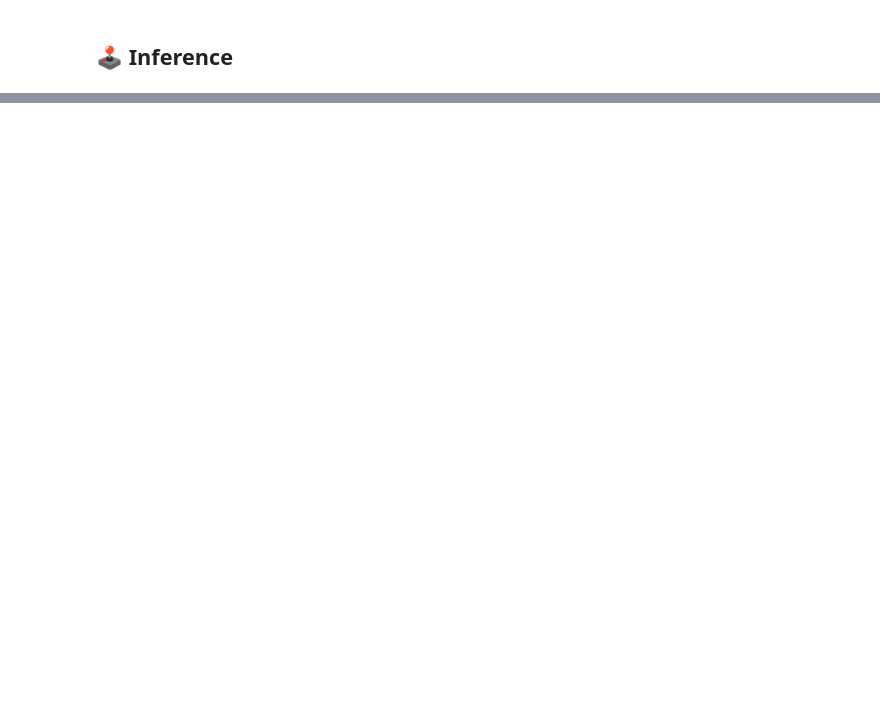
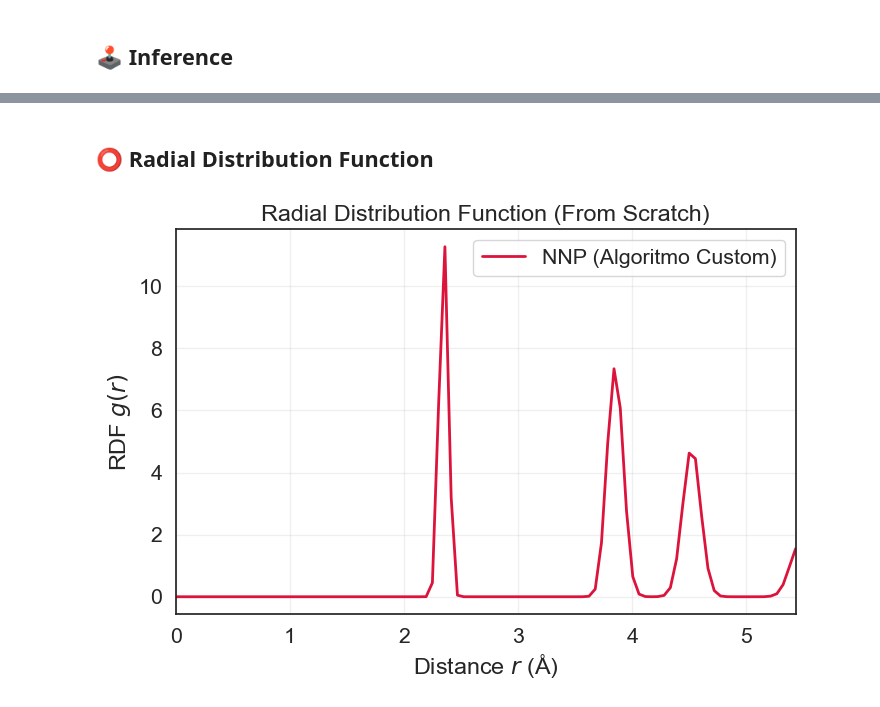
Before and after one commit to Spiderman29/MMOM-project, a Jupyter notebook: MolModMaterialsProject_v4.ipynb, the cells around one changed output, grey strips where cells are left out. Drawn from its saved outputs; the diff is of its cells as text; code cells hidden in the pictures; blank space fills up the shorter version.

```diff
--- a/MolModMaterialsProject_v4.ipynb
+++ b/MolModMaterialsProject_v4.ipynb
@@ -68,6 +68,7 @@ from sklearn.model_selection import train_test_split
 from sklearn.preprocessing import StandardScaler
 from numba import njit, prange
 from tqdm.auto import tqdm
+from scipy.fftpack import fft, fftfreq
 
 logs_dir = "networks"
 
@@ -80,4 +81,6 @@ plt.rc('font', size=14)
 from lammps import lammps
 from extract_dump import parse_lammps_dump_to_csv
 import glob
+
+rng = np.random.default_rng(SEED)
 # %% [output]
@@ -1796,0 +1805,9 @@ RMSE on Cartesian Forces: 1.2153 eV/Å
+# %%
+atomic_mass_Si = 28.0855
+# Temperature initialization
+temperature_desired = 300.0  # K
+
+N_STEPS = 10000
+dt = 1e-3  # Time step in picoseconds
+
+FORCE_CONVERSION = 9648.5332
@@ -1796,0 +2095,63 @@ RMSE on Cartesian Forces: 1.2153 eV/Å
+# %% [markdown]
+## ⭕ Radial Distribution Function
+# %%
+trajectory = read(output_dynamic_filename, index=":")
+box_lengths = np.array([10.862, 10.862, 10.862])
+rmax = min(box_lengths) / 2.0
+nbins = 100
+dr = rmax / nbins
+
+avg_rdf_histogram = np.zeros(nbins)
+
+# Iterate through each frame in the trajectory to compute the RDF
+for atoms in trajectory:
+    coords = atoms.get_positions()
+    n_atoms = len(coords)
+    frame_rdf = np.zeros(nbins)
+
+    for i in range(n_atoms):
+        for j in range(i + 1, n_atoms):
+            # Vettore distanza tra l'atomo i e l'atomo j
+            diff = coords[i] - coords[j]
+
+            # Apply periodic boundary conditions (PBC) using the minimum image convention,
+            # if the distance exceeds half the box length, the "nearest" atom is the one in the adjacent periodic image.
+            diff -= box_lengths * np.round(diff / box_lengths)
+            dist = np.linalg.norm(diff)
+
+            # If distance is within the maximum radius, update the RDF histogram
+            if dist < rmax:
+                bin_idx = int(dist / dr)
+                if bin_idx < nbins:
+                    frame_rdf[bin_idx] += 2 # Conta sia la coppia i-j che j-i
+
+    avg_rdf_histogram += frame_rdf
+
+# Average the RDF histogram over all frames
+avg_rdf_histogram /= len(trajectory)
+
+# Normalize the RDF histogram to account for the volume of the spherical shells and the ideal gas density
+volume = np.prod(box_lengths)
+rho = n_atoms / volume
+distances = np.linspace(0, rmax, nbins)
+
+for i in range(nbins):
+    r_inner = i * dr
+    r_outer = (i + 1) * dr
+    shell_volume = (4.0 / 3.0) * np.pi * (r_outer**3 - r_inner**3)
+
+    # Normalize the RDF histogram by the number of atoms, density, and shell volume
+    if shell_volume > 0:
+        avg_rdf_histogram[i] /= (n_atoms * rho * shell_volume)
+
+plt.figure(figsize=(8, 5))
+plt.plot(distances, avg_rdf_histogram, label='NNP (Algoritmo Custom)', color='crimson', linewidth=2)
+plt.xlabel('Distance $r$ (Å)')
+plt.ylabel('RDF $g(r)$')
+plt.title('Radial Distribution Function (From Scratch)')
+plt.xlim(0, rmax)
+plt.legend()
+plt.grid(alpha=0.3)
+plt.show()
+# %% [output]
+[figure, added]
```
Also changed, not shown: parts of 23 cells of this notebook, 21 other files.
